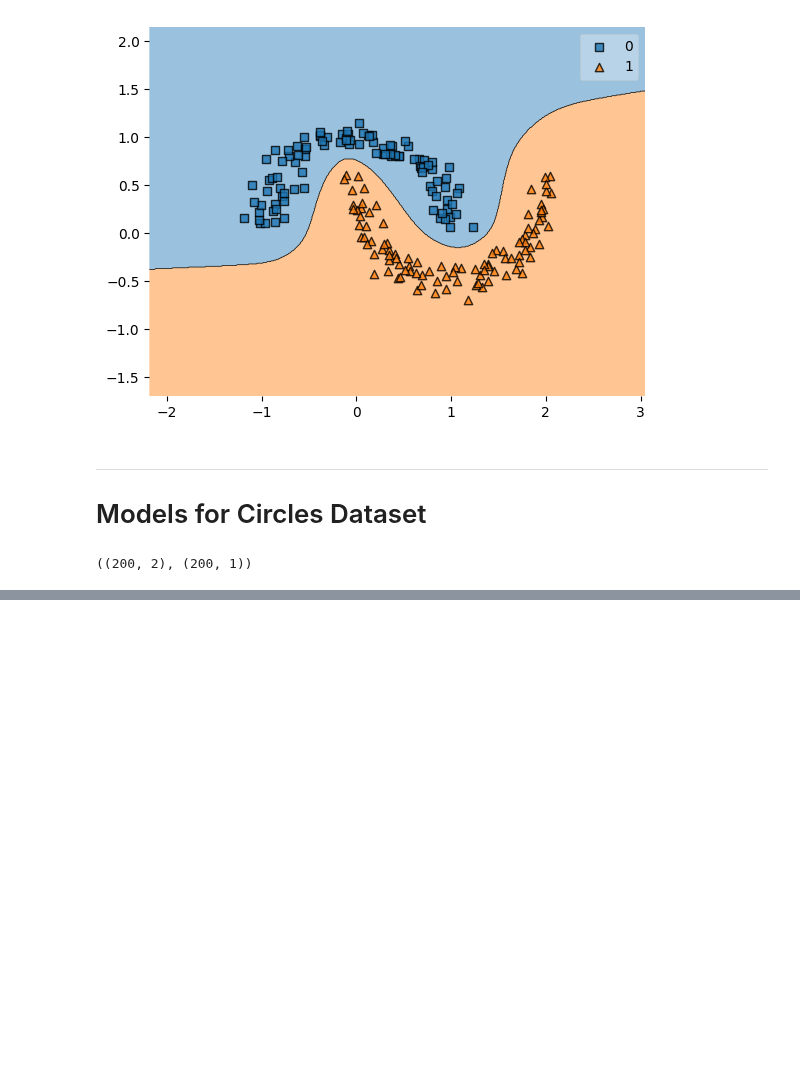
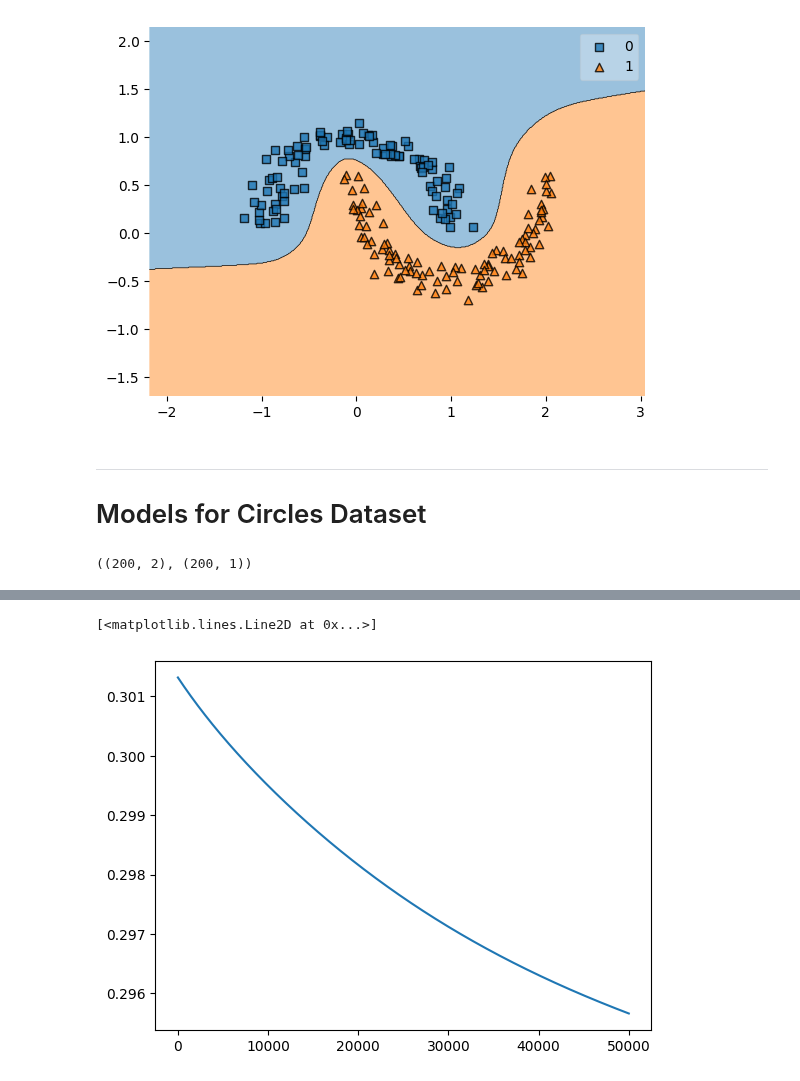
Before and after one commit to Nick-Azzarano/Machine-Learning-Practice, a Jupyter notebook: Spring2025/Homeworks/HW9_Azzarano_Nick.ipynb, the cells around one changed output, grey strips where cells are left out. Saved outputs shown, nothing was run; the diff lists cells and outputs as text; code cells hidden in the pictures; blank space fills up the shorter version.

```diff
--- a/Spring2025/Homeworks/HW9_Azzarano_Nick.ipynb
+++ b/Spring2025/Homeworks/HW9_Azzarano_Nick.ipynb
@@ -319,0 +344,9 @@ plt.scatter(x_circles[:,0], x_circles[:,1], c=y_circles)
+# %%
+circles_model_2 = MyNN(input_size=2, hidden_size=5, output_size=1)
+# %%
+circles_model_2.fit(x_circles, y_circles, lr=0.3, n_epoch=50000)
+# %%
+plt.plot(circles_model_2.loss_array)
+# %% [output]
+[<matplotlib.lines.Line2D at 0x...>]
+[figure, added]
```
Also changed, not shown: parts of 14 cells of this notebook.
